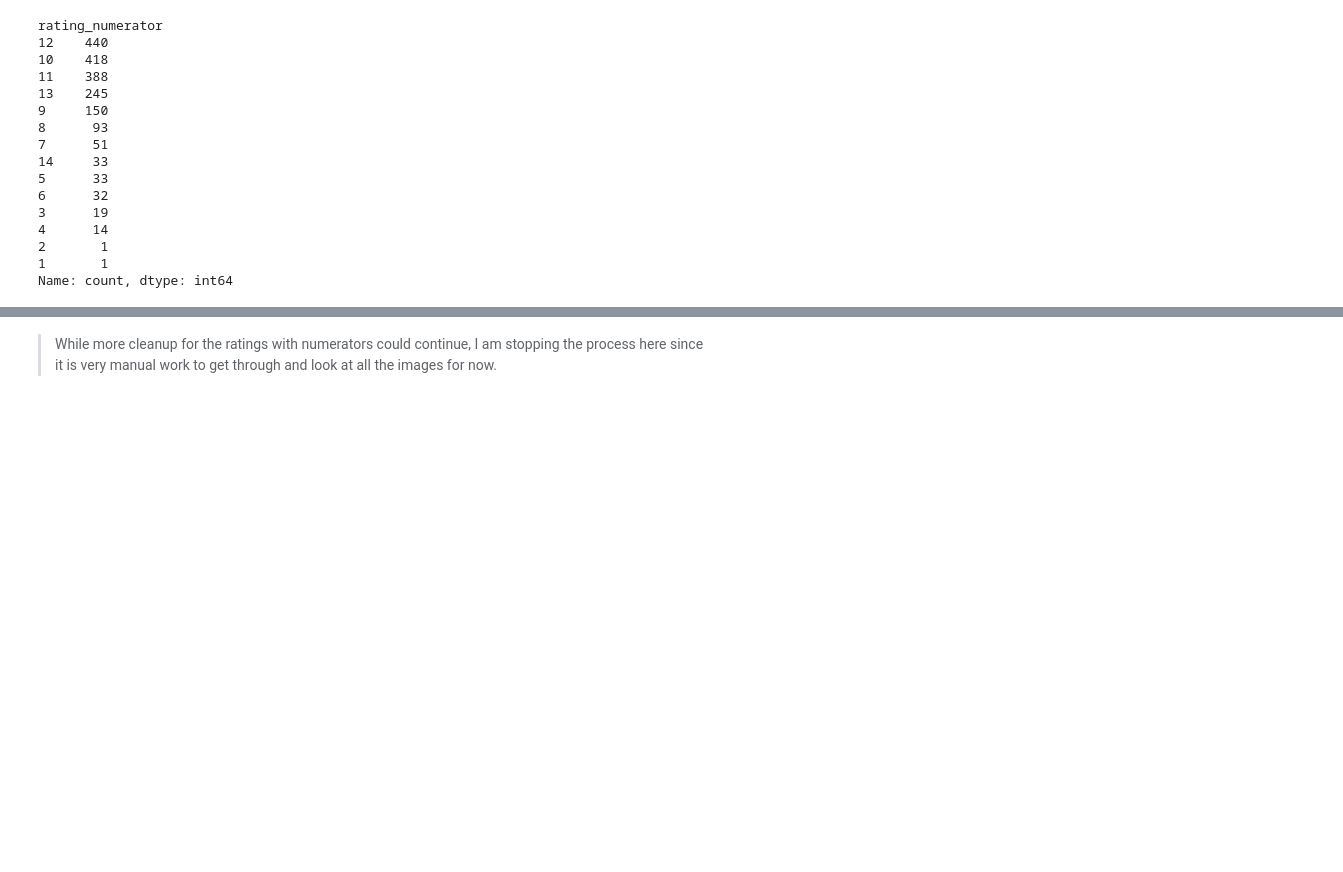
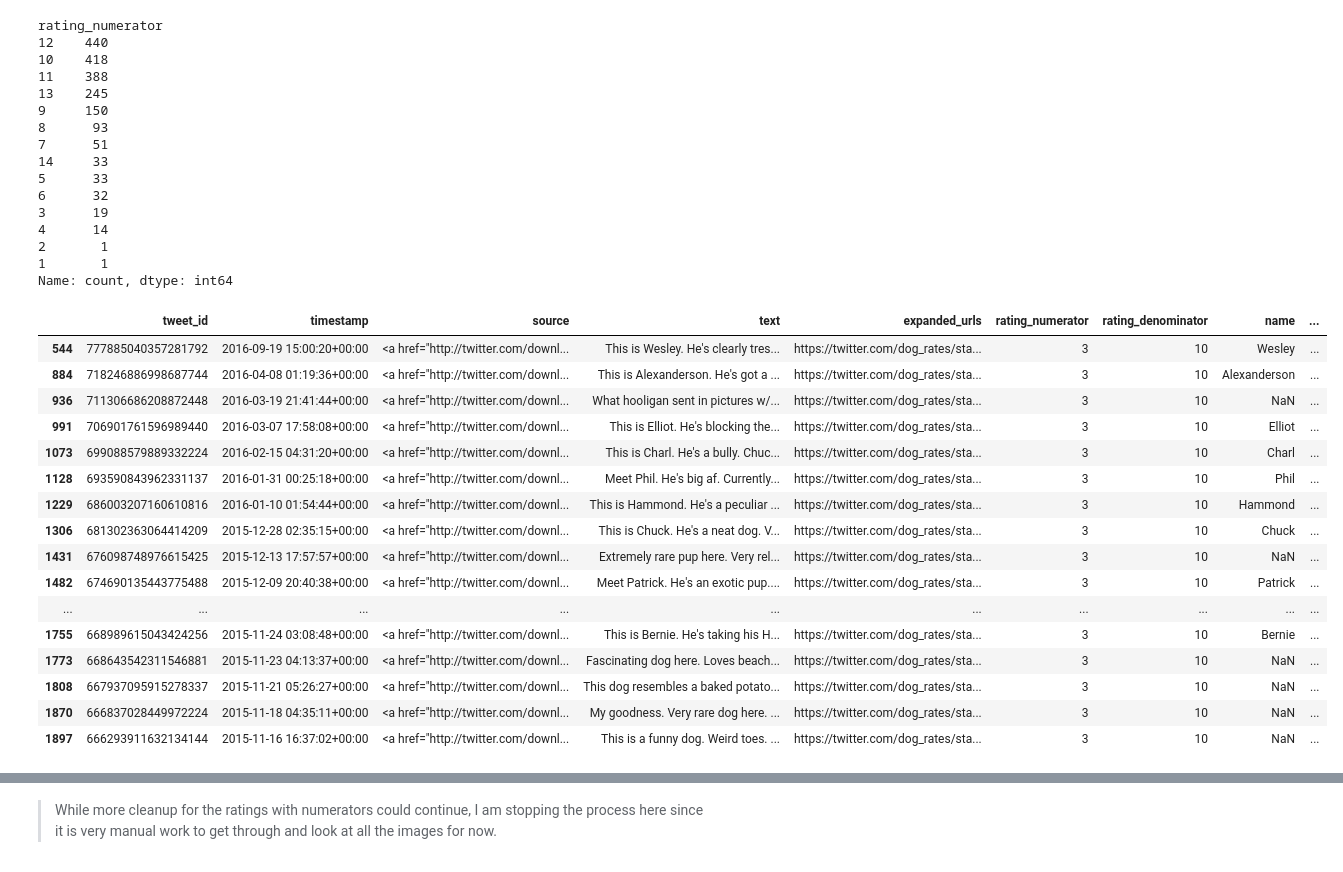
Before and after one commit to davidblackwelder/weratedogs-data-wrangling, a Jupyter notebook: wrangle_act.ipynb, the cells around one changed output, grey strips where cells are left out. Saved outputs shown, nothing was run; the diff lists cells and outputs as text; code cells hidden in the pictures; blank space fills up the shorter version.

Commit message:
refactor and remove more tweets

```diff
--- a/wrangle_act.ipynb
+++ b/wrangle_act.ipynb
@@ -1506,13 +1506,16 @@ twitter_archive_clean.query('rating_numerator == 2')
 # %%
 # tweet_id 667878741721415682 is a picture of a dog with a rating of 10&2/10 so we will make this 12/10
 twitter_archive_clean.loc[1820, ['rating_numerator', 'rating_denominator']] = [12, 10]
-# %%
-# tweet_id 678675843183484930, 674265582246694913, 670826280409919488, 668142349051129856, 666786068205871104, 666411507551481857, 666051853826850816 is not a picture of a dog, needs to be removed
-twitter_archive_clean = twitter_archive_clean.query(
-    '(tweet_id != "678675843183484930") & (tweet_id != "674265582246694913") & (tweet_id != "670826280409919488") & \
-     (tweet_id != "668142349051129856") & (tweet_id != "666786068205871104") & (tweet_id != "666411507551481857") & \
-     (tweet_id != "666051853826850816")'
-).reset_index(drop=True).copy()
+# %%
+# tweet_id needs to be removed for not being pictures of dogs
+# 678675843183484930, 674265582246694913, 670826280409919488, 668142349051129856,
+# 666786068205871104, 666411507551481857, 666051853826850816
+
+not_dog_2_rating = ['678675843183484930', '674265582246694913', '670826280409919488', '668142349051129856',
+                    '666786068205871104', '666411507551481857', '666051853826850816']
+
+for not_dog in not_dog_2_rating:
+    twitter_archive_clean = twitter_archive_clean.query('`tweet_id` != @not_dog').reset_index(drop=True).copy()
 # %%
 twitter_archive_clean['rating_numerator'].value_counts()
 # %% [output]
@@ -1532,3 +1535,23 @@ rating_numerator
 2       1
 1       1
 Name: count, dtype: int64
+# %%
+twitter_archive_clean.query('rating_numerator == 3')
+# %% [output]
+|  | tweet_id | timestamp | source | text | expanded_urls | rating_numerator | rating_denominator | name | ... |
+| 544 | 777885040357281792 | 2016-09-19 15:00:20+00:00 | <a href="http://twitter.com/downl... | This is Wesley. He's clearly tres... | https://twitter.com/dog_rates/sta... | 3 | 10 | Wesley | ... |
+| 884 | 718246886998687744 | 2016-04-08 01:19:36+00:00 | <a href="http://twitter.com/downl... | This is Alexanderson. He's got a ... | https://twitter.com/dog_rates/sta... | 3 | 10 | Alexanderson | ... |
+| 936 | 711306686208872448 | 2016-03-19 21:41:44+00:00 | <a href="http://twitter.com/downl... | What hooligan sent in pictures w/... | https://twitter.com/dog_rates/sta... | 3 | 10 | NaN | ... |
+| 991 | 706901761596989440 | 2016-03-07 17:58:08+00:00 | <a href="http://twitter.com/downl... | This is Elliot. He's blocking the... | https://twitter.com/dog_rates/sta... | 3 | 10 | Elliot | ... |
+| 1073 | 699088579889332224 | 2016-02-15 04:31:20+00:00 | <a href="http://twitter.com/downl... | This is Charl. He's a bully. Chuc... | https://twitter.com/dog_rates/sta... | 3 | 10 | Charl | ... |
+| 1128 | 693590843962331137 | 2016-01-31 00:25:18+00:00 | <a href="http://twitter.com/downl... | Meet Phil. He's big af. Currently... | https://twitter.com/dog_rates/sta... | 3 | 10 | Phil | ... |
+| 1229 | 686003207160610816 | 2016-01-10 01:54:44+00:00 | <a href="http://twitter.com/downl... | This is Hammond. He's a peculiar ... | https://twitter.com/dog_rates/sta... | 3 | 10 | Hammond | ... |
+| 1306 | 681302363064414209 | 2015-12-28 02:35:15+00:00 | <a href="http://twitter.com/downl... | This is Chuck. He's a neat dog. V... | https://twitter.com/dog_rates/sta... | 3 | 10 | Chuck | ... |
+| 1431 | 676098748976615425 | 2015-12-13 17:57:57+00:00 | <a href="http://twitter.com/downl... | Extremely rare pup here. Very rel... | https://twitter.com/dog_rates/sta... | 3 | 10 | NaN | ... |
+| 1482 | 674690135443775488 | 2015-12-09 20:40:38+00:00 | <a href="http://twitter.com/downl... | Meet Patrick. He's an exotic pup.... | https://twitter.com/dog_rates/sta... | 3 | 10 | Patrick | ... |
+| ... | ... | ... | ... | ... | ... | ... | ... | ... | ... |
+| 1755 | 668989615043424256 | 2015-11-24 03:08:48+00:00 | <a href="http://twitter.com/downl... | This is Bernie. He's taking his H... | https://twitter.com/dog_rates/sta... | 3 | 10 | Bernie | ... |
+| 1773 | 668643542311546881 | 2015-11-23 04:13:37+00:00 | <a href="http://twitter.com/downl... | Fascinating dog here. Loves beach... | https://twitter.com/dog_rates/sta... | 3 | 10 | NaN | ... |
+| 1808 | 667937095915278337 | 2015-11-21 05:26:27+00:00 | <a href="http://twitter.com/downl... | This dog resembles a baked potato... | https://twitter.com/dog_rates/sta... | 3 | 10 | NaN | ... |
+| 1870 | 666837028449972224 | 2015-11-18 04:35:11+00:00 | <a href="http://twitter.com/downl... | My goodness. Very rare dog here. ... | https://twitter.com/dog_rates/sta... | 3 | 10 | NaN | ... |
+| 1897 | 666293911632134144 | 2015-11-16 16:37:02+00:00 | <a href="http://twitter.com/downl... | This is a funny dog. Weird toes. ... | https://twitter.com/dog_rates/sta... | 3 | 10 | NaN | ... |
```
Also changed, not shown: parts of 7 cells of this notebook.
